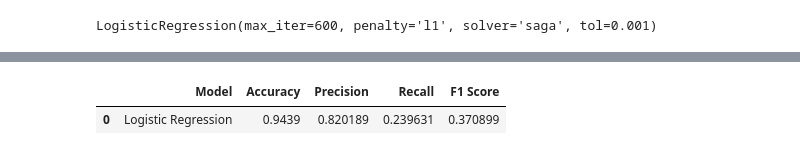
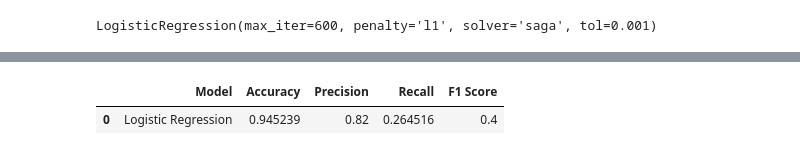
Before and after one commit to sheacon/ancient_toolmaking, a Jupyter notebook: 41-log-regression.ipynb, the cells around one changed output, grey strips where cells are left out. Cells and saved outputs as stored; diff of their text form; code cells hidden in the pictures.

```diff
--- a/41-log-regression.ipynb
+++ b/41-log-regression.ipynb
@@ -103,0 +66,5 @@ X_test_new = X_test[l]
+# %%
+# recursive feature elimination to determine feature importance
+log = LogisticRegression(max_iter = 400)
+model_rfe = RFECV(log, cv = 5)
+model_rfe.fit(X_train, y_train)
@@ -103,0 +73,6 @@ X_test_new = X_test[l]
+# %%
+# feature ranking
+rfe = model_rfe.ranking_
+features = X_train.columns
+rfe_df = pd.DataFrame({'features': features, 'rfe_rank': rfe})
+rfe_df.sort_values(by = 'rfe_rank', ascending = True)
@@ -104,2 +97,8 @@ X_test_new = X_test[l]
+# %%
+# features ranked 1 are the most important
+# select only the more important features as a means of regularization
+selected_features = rfe_df[rfe_df['rfe_rank'] == 1]['features'].values
+X_train_new = X_train[selected_features]
+X_test_new = X_test[selected_features]
 # %%
 # 16 important features
@@ -112,9 +110,9 @@ X_train_new.shape
 # %%
-# fit the model using logistic regression
+# fit logistic regression model
 # using max_iter 400 to avoid error message
 # using X_train_new to select only the 16 features that were selected
-log = LogisticRegression(max_iter = 400)
-log.fit(X_train_new, y_train)
+log_1 = LogisticRegression(max_iter = 400)
+log_1.fit(X_train_new, y_train)
 # %% [output]
 LogisticRegression(max_iter=400)
 # %% [markdown]
@@ -259,13 +219,12 @@ print(score.mean())
 # %%
-# test the performance of the model by calculating some metrics
-# on new data, performs worse than original model for all metrics
-y_pred = log_3.predict(X_test_new_2)
+# test the performance of the selected model
+y_pred = log_2.predict(X_test_new)
 acc = accuracy_score(y_test,y_pred)
 prec = precision_score(y_test, y_pred)
 rec = recall_score(y_test, y_pred)
 f1 = f1_score(y_test,y_pred)
 results = pd.DataFrame([['Logistic Regression', acc,prec,rec,f1]],columns=['Model', 'Accuracy', 'Precision', 'Recall','F1 Score'])
 results
 # %% [output]
 |  | Model | Accuracy | Precision | Recall | F1 Score |
-| 0 | Logistic Regression | 0.9439 | 0.820189 | 0.239631 | 0.370899 |
+| 0 | Logistic Regression | 0.945239 | 0.82 | 0.264516 | 0.4 |
```
Also changed, not shown: parts of 46 cells of this notebook.
